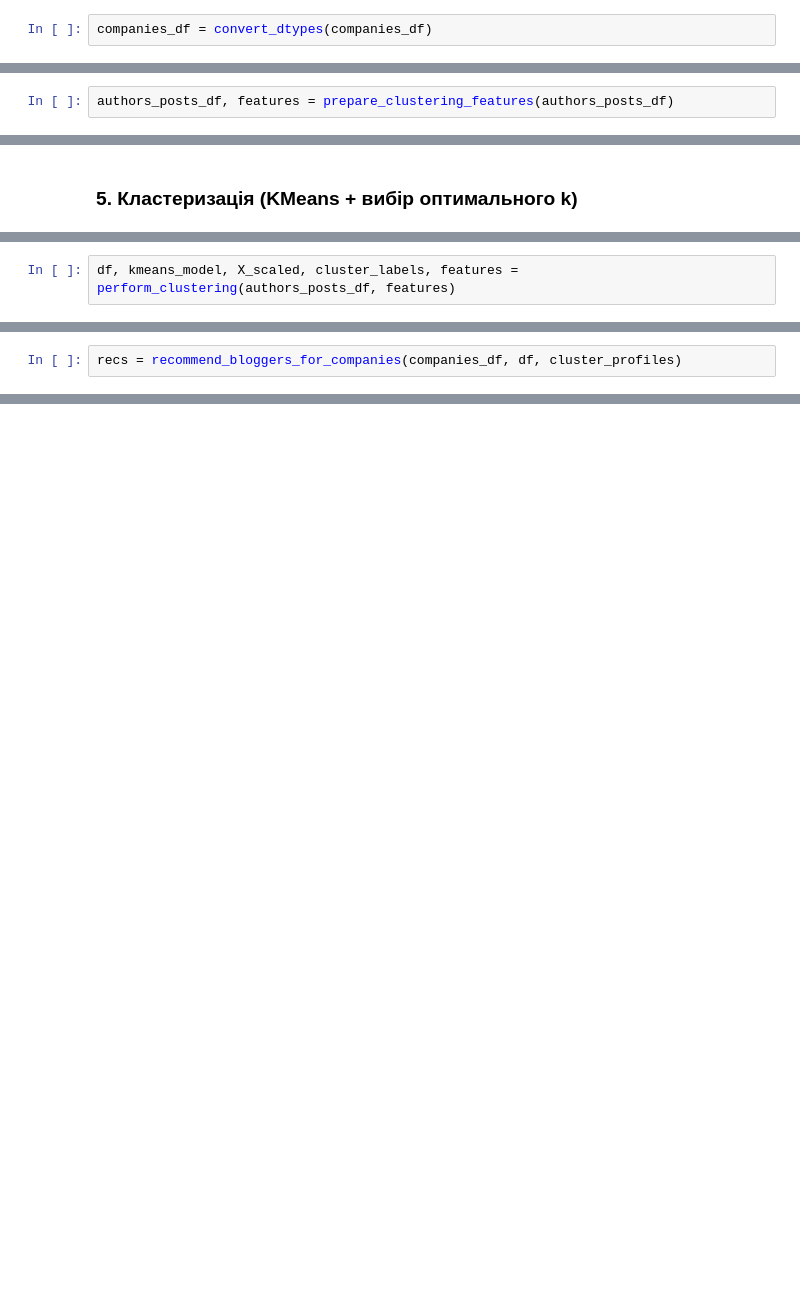
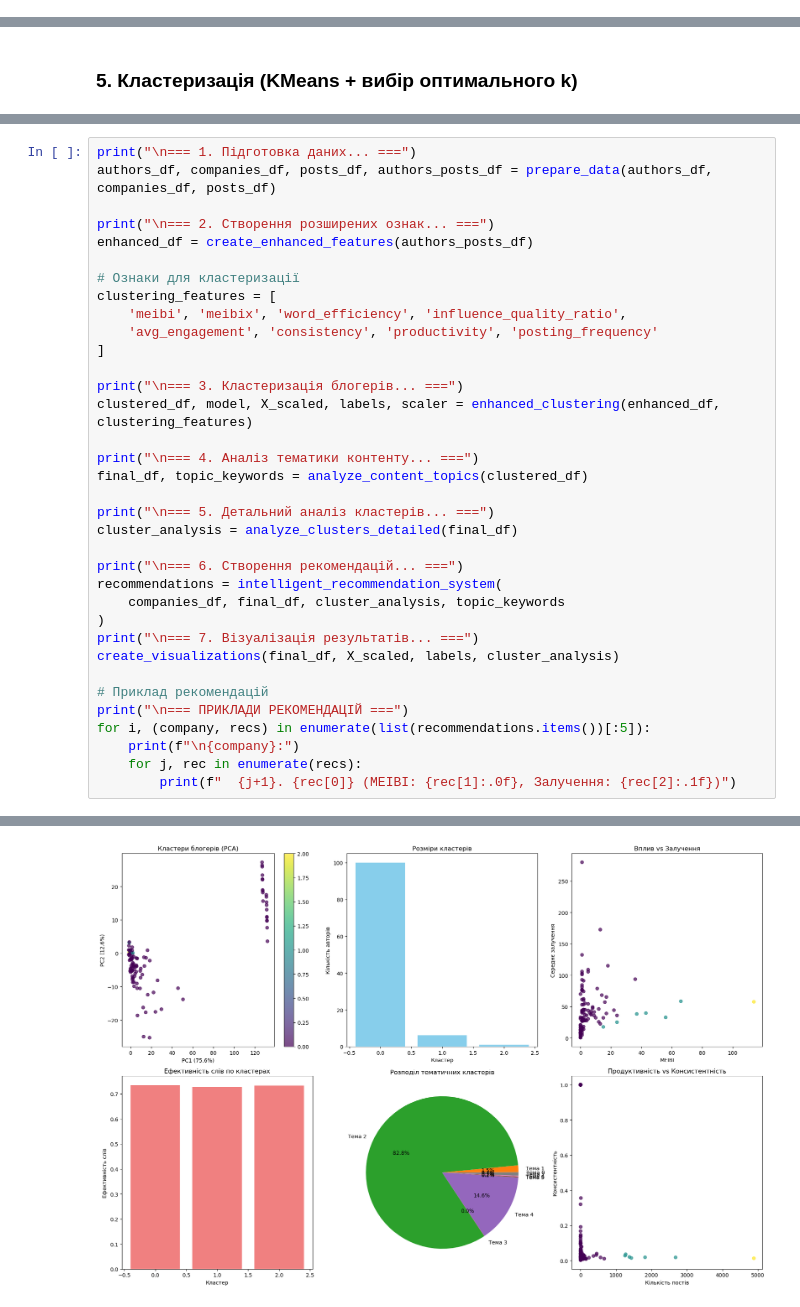
Before and after one commit to LiubovRev/Blogger_Analysis_Project, a Jupyter notebook: test_task.ipynb, the cells around one changed output, grey strips where cells are left out. Saved outputs shown, nothing was run; the diff lists cells and outputs as text; blank space fills up the shorter version.

```diff
--- a/test_task.ipynb
+++ b/test_task.ipynb
@@ -250,2 +141,0 @@ Memory reduced from 69.69 MB to 68.53 MB
-# %%
-companies_df = convert_dtypes(companies_df)
@@ -284,2 +141,0 @@ def prepare_clustering_features(df):
-# %%
-authors_posts_df, features = prepare_clustering_features(authors_posts_df)
@@ -334,2 +199,0 @@ dtype: int64
-# %%
-df, kmeans_model, X_scaled, cluster_labels, features = perform_clustering(authors_posts_df, features)
@@ -552,2 +199,0 @@ make_hist(df['meibi'], 'meibi')
-# %%
-recs = recommend_bloggers_for_companies(companies_df, df, cluster_profiles)
@@ -571,0 +485,36 @@ recs_df
+# %%
+print("\n=== 1. Підготовка даних... ===")
+authors_df, companies_df, posts_df, authors_posts_df = prepare_data(authors_df, companies_df, posts_df)
+
+print("\n=== 2. Створення розширених ознак... ===")
+enhanced_df = create_enhanced_features(authors_posts_df)
+
+# Ознаки для кластеризації
+clustering_features = [
+    'meibi', 'meibix', 'word_efficiency', 'influence_quality_ratio',
+    'avg_engagement', 'consistency', 'productivity', 'posting_frequency'
+]
+
+print("\n=== 3. Кластеризація блогерів... ===")
+clustered_df, model, X_scaled, labels, scaler = enhanced_clustering(enhanced_df, clustering_features)
+
+print("\n=== 4. Аналіз тематики контенту... ===")
+final_df, topic_keywords = analyze_content_topics(clustered_df)
+
+print("\n=== 5. Детальний аналіз кластерів... ===")
+cluster_analysis = analyze_clusters_detailed(final_df)
+
+print("\n=== 6. Створення рекомендацій... ===")
+recommendations = intelligent_recommendation_system(
+    companies_df, final_df, cluster_analysis, topic_keywords
+)
+print("\n=== 7. Візуалізація результатів... ===")
+create_visualizations(final_df, X_scaled, labels, cluster_analysis)
+
+# Приклад рекомендацій
+print("\n=== ПРИКЛАДИ РЕКОМЕНДАЦІЙ ===")
+for i, (company, recs) in enumerate(list(recommendations.items())[:5]):
+    print(f"\n{company}:")
+    for j, rec in enumerate(recs):
+        print(f"  {j+1}. {rec[0]} (MEIBI: {rec[1]:.0f}, Залучення: {rec[2]:.1f})")
+# %% [output]
@@ -571,0 +538 @@ recs_df
+[figure, added]
```
Also changed, not shown: parts of 65 cells of this notebook.
